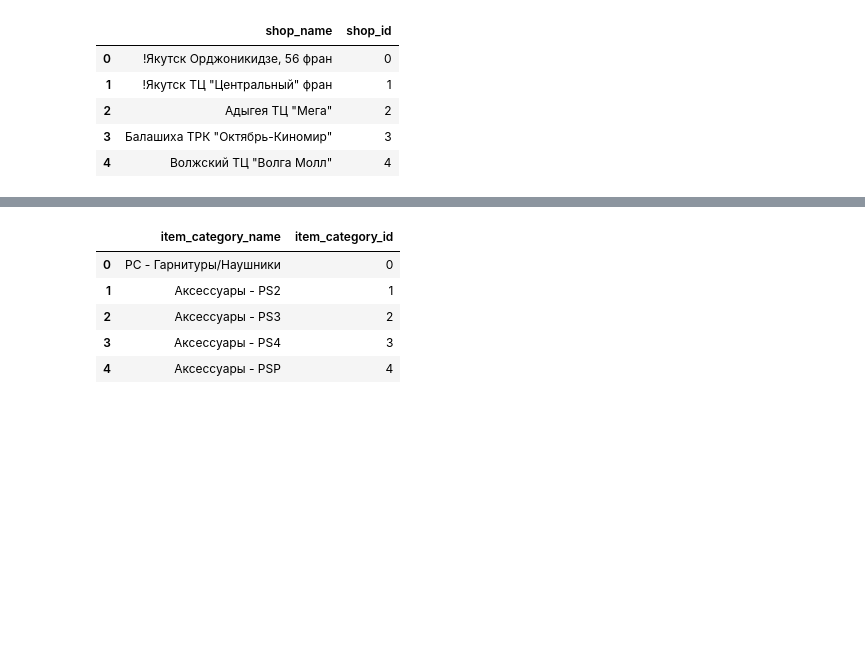
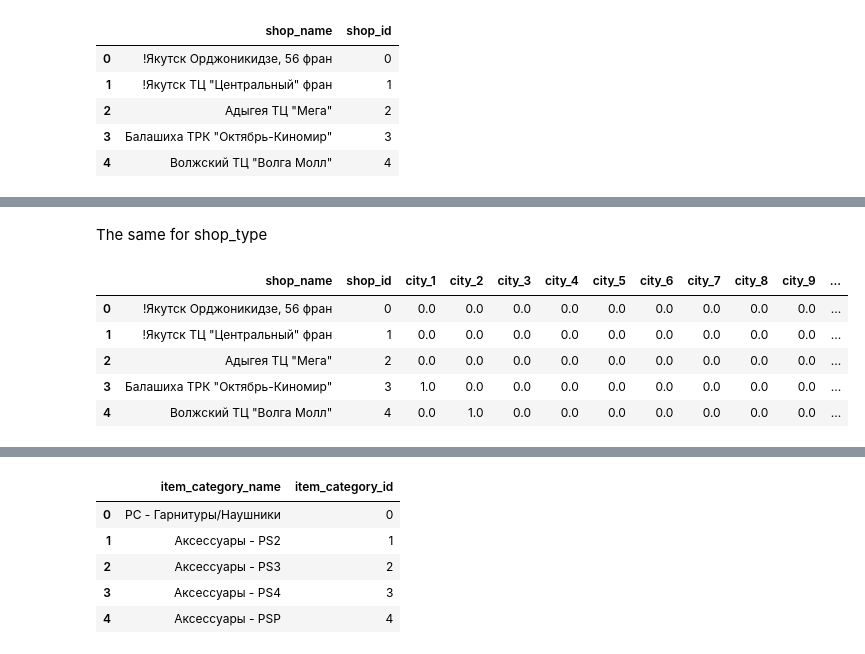
Before and after one commit to TayJen/HSE-Practice, a Jupyter notebook: HSE Final Project: Predict Future Sales.ipynb, the cells around one changed output, grey strips where cells are left out. Drawn from its saved outputs; the diff is of its cells as text; code cells hidden in the pictures; blank space fills up the shorter version.

```diff
--- a/HSE Final Project: Predict Future Sales.ipynb
+++ b/HSE Final Project: Predict Future Sales.ipynb
@@ -204,0 +300,18 @@ df_shops.head()
+# %% [markdown]
+The same for shop_type
+# %%
+encoder = OneHotEncoder()
+X = encoder.fit_transform(df_shops.shop_type.values.reshape(-1,1)).toarray()
+
+encoded = pd.DataFrame(X, columns = ["shop_type_" + str(i) for i in range(len(df_shops.shop_type.unique()))])
+df_shops = pd.concat([df_shops, encoded], axis=1)
+
+df_shops = df_shops.drop(['shop_type', 'shop_type_0'], axis=1)
+df_shops.head()
+# %% [output]
+|  | shop_name | shop_id | city_1 | city_2 | city_3 | city_4 | city_5 | city_6 | city_7 | city_8 | city_9 | ... |
+| 0 | !Якутск Орджоникидзе, 56 фран | 0 | 0.0 | 0.0 | 0.0 | 0.0 | 0.0 | 0.0 | 0.0 | 0.0 | 0.0 | ... |
+| 1 | !Якутск ТЦ "Центральный" фран | 1 | 0.0 | 0.0 | 0.0 | 0.0 | 0.0 | 0.0 | 0.0 | 0.0 | 0.0 | ... |
+| 2 | Адыгея ТЦ "Мега" | 2 | 0.0 | 0.0 | 0.0 | 0.0 | 0.0 | 0.0 | 0.0 | 0.0 | 0.0 | ... |
+| 3 | Балашиха ТРК "Октябрь-Киномир" | 3 | 1.0 | 0.0 | 0.0 | 0.0 | 0.0 | 0.0 | 0.0 | 0.0 | 0.0 | ... |
+| 4 | Волжский ТЦ "Волга Молл" | 4 | 0.0 | 1.0 | 0.0 | 0.0 | 0.0 | 0.0 | 0.0 | 0.0 | 0.0 | ... |
```
Also changed, not shown: parts of 28 cells of this notebook.
